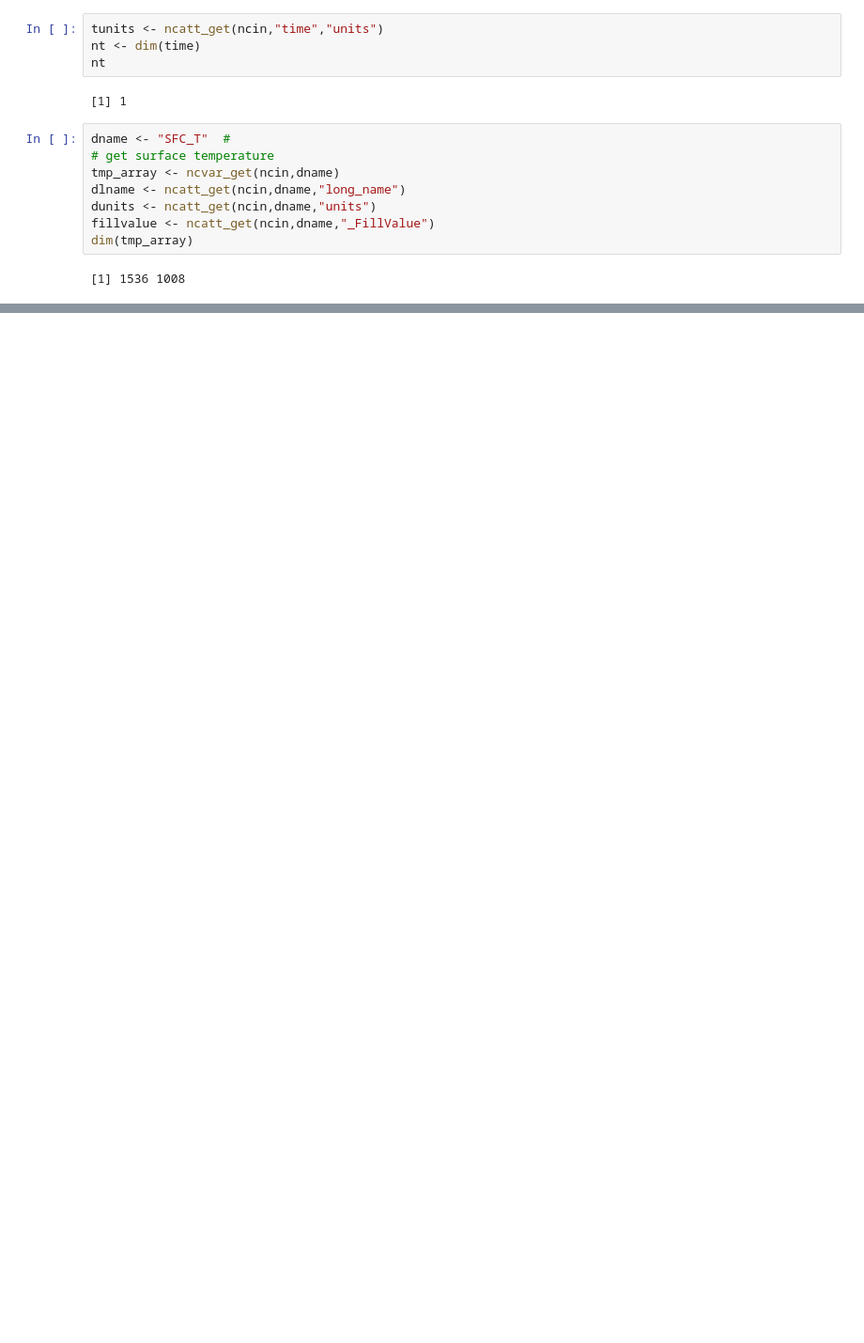
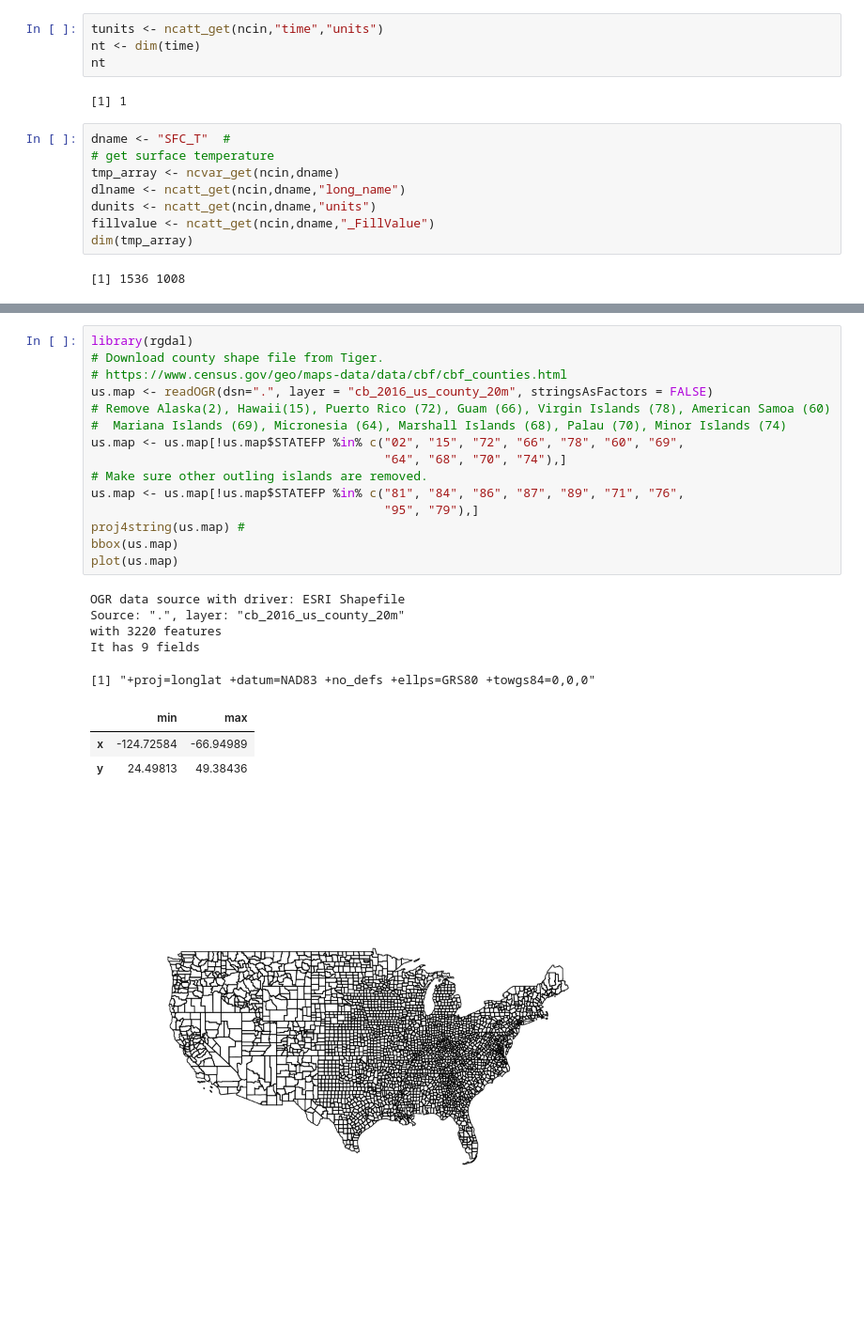
Before and after one commit to trenchproject/RED, a Jupyter notebook: LST-R.ipynb, the cells around one changed output, grey strips where cells are left out. Shown: that part at 94% size. Cells and saved outputs as stored; diff of their text form; blank space fills up the shorter version.

```diff
--- a/LST-R.ipynb
+++ b/LST-R.ipynb
@@ -113,0 +173,25 @@ Number of points: 1
+# %%
+library(rgdal)
+# Download county shape file from Tiger.
+# https://www.census.gov/geo/maps-data/data/cbf/cbf_counties.html
+us.map <- readOGR(dsn=".", layer = "cb_2016_us_county_20m", stringsAsFactors = FALSE)
+# Remove Alaska(2), Hawaii(15), Puerto Rico (72), Guam (66), Virgin Islands (78), American Samoa (60)
+#  Mariana Islands (69), Micronesia (64), Marshall Islands (68), Palau (70), Minor Islands (74)
+us.map <- us.map[!us.map$STATEFP %in% c("02", "15", "72", "66", "78", "60", "69",
+                                        "64", "68", "70", "74"),]
+# Make sure other outling islands are removed.
+us.map <- us.map[!us.map$STATEFP %in% c("81", "84", "86", "87", "89", "71", "76",
+                                        "95", "79"),]
+proj4string(us.map) #
+bbox(us.map)
+plot(us.map)
+# %% [output]
+OGR data source with driver: ESRI Shapefile
+Source: ".", layer: "cb_2016_us_county_20m"
+with 3220 features
+It has 9 fields
+[1] "+proj=longlat +datum=NAD83 +no_defs +ellps=GRS80 +towgs84=0,0,0"
+|  | min | max |
+| x | -124.72584 | -66.94989 |
+| y | 24.49813 | 49.38436 |
+[figure, added]
```
Also changed, not shown: parts of 28 cells of this notebook, 1 other file.
